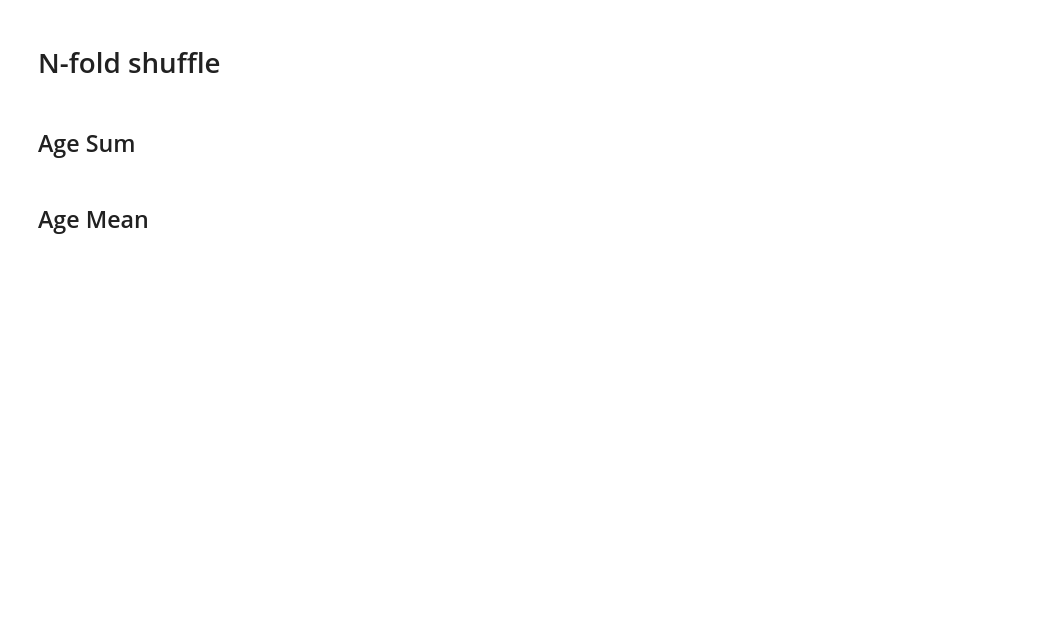
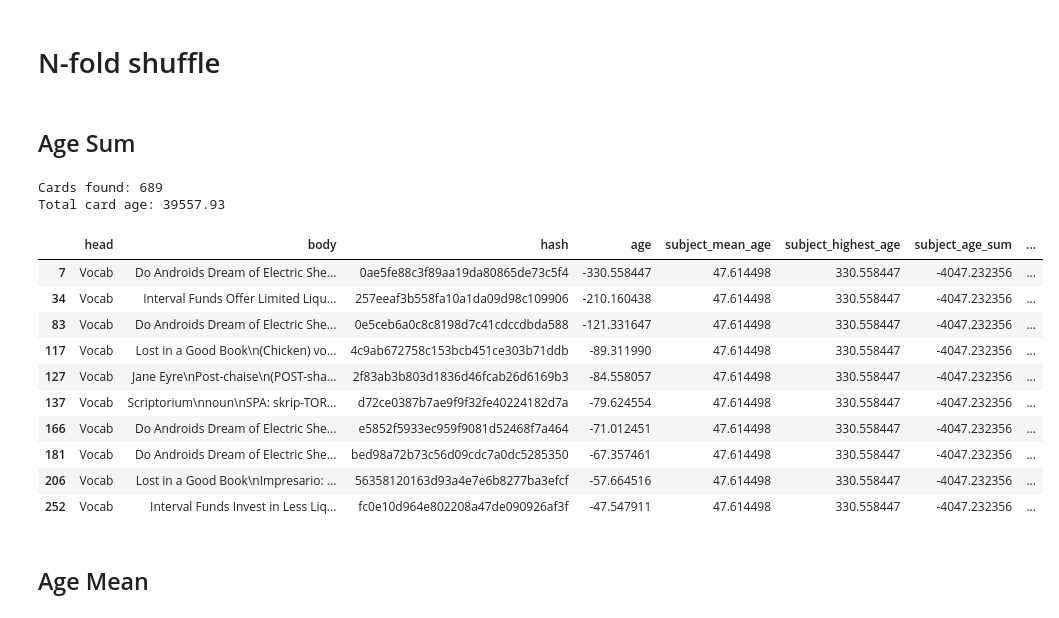
Before and after one commit to JayTY94/Certcards-refresh, a Jupyter notebook: shuffle.ipynb, the cells around one changed output. Cells and saved outputs as stored; diff of their text form; code cells hidden in the pictures; blank space fills up the shorter version.

```diff
--- a/shuffle.ipynb
+++ b/shuffle.ipynb
@@ -184,16 +184,30 @@ sum of ages: ~41770.68
 # %% [markdown]
 ## Age Sum
 # %%
-# n=3
-# existing_cards['count'] = existing_cards.sort_values('age', ascending=False).groupby('head').cumcount()
-# existing_cards['n_fold'] = existing_cards['count'] % n
+n=3
+existing_cards['count'] = existing_cards.sort_values('age', ascending=False).groupby('head').cumcount()
+existing_cards['n_fold'] = existing_cards['count'] % n
 
-# existing_cards['subject_age_sum'] = existing_cards['subject_age_sum'] *-1
-# existing_cards['age'] = existing_cards['age'] *-1
-# existing_cards.sort_values(['n_fold', 'subject_age_sum', 'age'], inplace=True)
+existing_cards['subject_age_sum'] = existing_cards['subject_age_sum'] *-1
+existing_cards['age'] = existing_cards['age'] *-1
+existing_cards.sort_values(['n_fold', 'subject_age_sum', 'age'], inplace=True)
 
-# remake_card_document(existing_cards=existing_cards)
-# existing_cards.head(10)
+remake_card_document(existing_cards=existing_cards)
+existing_cards.head(10)
+# %% [output]
+Cards found: 689
+Total card age: 39557.93
+|  | head | body | hash | age | subject_mean_age | subject_highest_age | subject_age_sum | ... |
+| 7 | Vocab | Do Androids Dream of Electric She... | 0ae5fe88c3f89aa19da80865de73c5f4 | -330.558447 | 47.614498 | 330.558447 | -4047.232356 | ... |
+| 34 | Vocab | Interval Funds Offer Limited Liqu... | 257eeaf3b558fa10a1da09d98c109906 | -210.160438 | 47.614498 | 330.558447 | -4047.232356 | ... |
+| 83 | Vocab | Do Androids Dream of Electric She... | 0e5ceb6a0c8c8198d7c41cdccdbda588 | -121.331647 | 47.614498 | 330.558447 | -4047.232356 | ... |
+| 117 | Vocab | Lost in a Good Book\n(Chicken) vo... | 4c9ab672758c153bcb451ce303b71ddb | -89.311990 | 47.614498 | 330.558447 | -4047.232356 | ... |
+| 127 | Vocab | Jane Eyre\nPost-chaise\n(POST-sha... | 2f83ab3b803d1836d46fcab26d6169b3 | -84.558057 | 47.614498 | 330.558447 | -4047.232356 | ... |
+| 137 | Vocab | Scriptorium\nnoun\nSPA: skrip-TOR... | d72ce0387b7ae9f9f32fe40224182d7a | -79.624554 | 47.614498 | 330.558447 | -4047.232356 | ... |
+| 166 | Vocab | Do Androids Dream of Electric She... | e5852f5933ec959f9081d52468f7a464 | -71.012451 | 47.614498 | 330.558447 | -4047.232356 | ... |
+| 181 | Vocab | Do Androids Dream of Electric She... | bed98a72b73c56d09cdc7a0dc5285350 | -67.357461 | 47.614498 | 330.558447 | -4047.232356 | ... |
+| 206 | Vocab | Lost in a Good Book\nImpresario: ... | 56358120163d93a4e7e6b8277ba3efcf | -57.664516 | 47.614498 | 330.558447 | -4047.232356 | ... |
+| 252 | Vocab | Interval Funds Invest in Less Liq... | fc0e10d964e802208a47de090926af3f | -47.547911 | 47.614498 | 330.558447 | -4047.232356 | ... |
 # %% [markdown]
 ## Age Mean
 # %%
```
Also changed, not shown: parts of 6 cells of this notebook, 3 other files.
